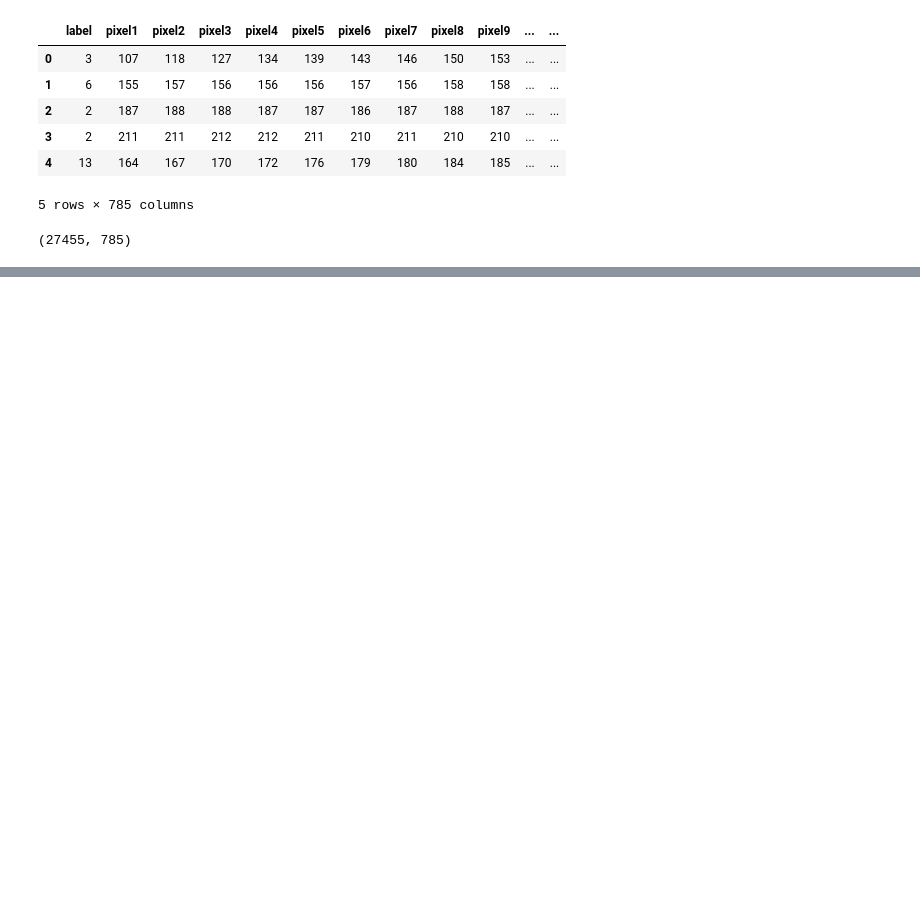
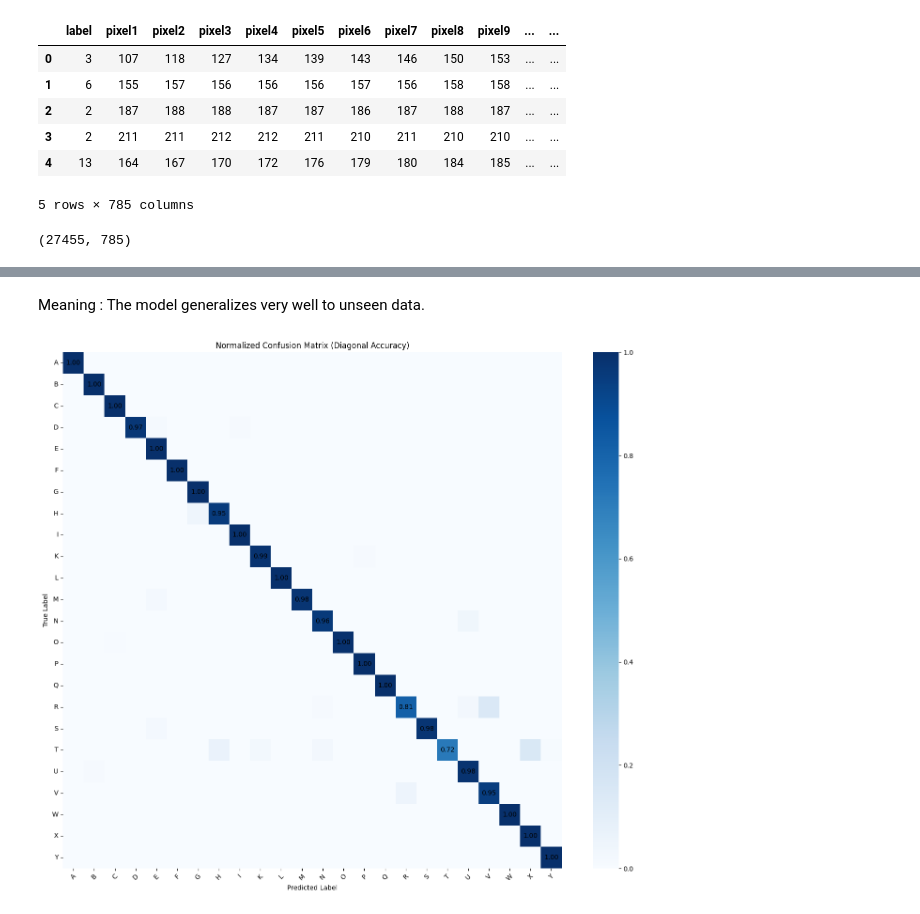
Before and after one commit to NLalithChaitanya/Sign_Language_recognition, a Jupyter notebook: sign_lang.ipynb, the cells around one changed output, grey strips where cells are left out. Saved outputs shown, nothing was run; the diff lists cells and outputs as text; code cells hidden in the pictures; blank space fills up the shorter version.

```diff
--- a/sign_lang.ipynb
+++ b/sign_lang.ipynb
@@ -544,0 +417,9 @@ plt.show()
+# %%
+BASE_DIR = Path(r"D:\Sign_language_recog")
+
+MODEL_PATH   = BASE_DIR / "Sign_mnist_images" / "best_model.pth"
+TEST_DIR     = BASE_DIR / "Sign_mnist_images" / "test_images"
+CLASSES_PATH = BASE_DIR / "Sign_mnist_images" / "classes.json"
+
+device = torch.device("cuda" if torch.cuda.is_available() else "cpu")
+print("Using device:", device)
@@ -544,0 +514,30 @@ plt.show()
+# %% [markdown]
+Meaning : The model generalizes very well to unseen data.
+# %%
+cm = confusion_matrix(all_labels, all_preds)
+cm_norm = cm.astype("float") / cm.sum(axis=1, keepdims=True)
+
+plt.figure(figsize=(14, 12))
+
+sns.heatmap(
+    cm_norm,
+    annot=False,
+    cmap="Blues",
+    xticklabels=classes,
+    yticklabels=classes
+)
+
+# Annotate diagonal only
+for i in range(len(classes)):
+    plt.text(i + 0.5, i + 0.5, f"{cm_norm[i, i]:.2f}",
+             ha="center", va="center", color="black", fontsize=10)
+
+plt.xlabel("Predicted Label")
+plt.ylabel("True Label")
+plt.title("Normalized Confusion Matrix (Diagonal Accuracy)")
+plt.xticks(rotation=45)
+plt.yticks(rotation=0)
+plt.tight_layout()
+plt.show()
+# %% [output]
+[figure, added]
```
Also changed, not shown: parts of 50 cells of this notebook, 3 other files.
